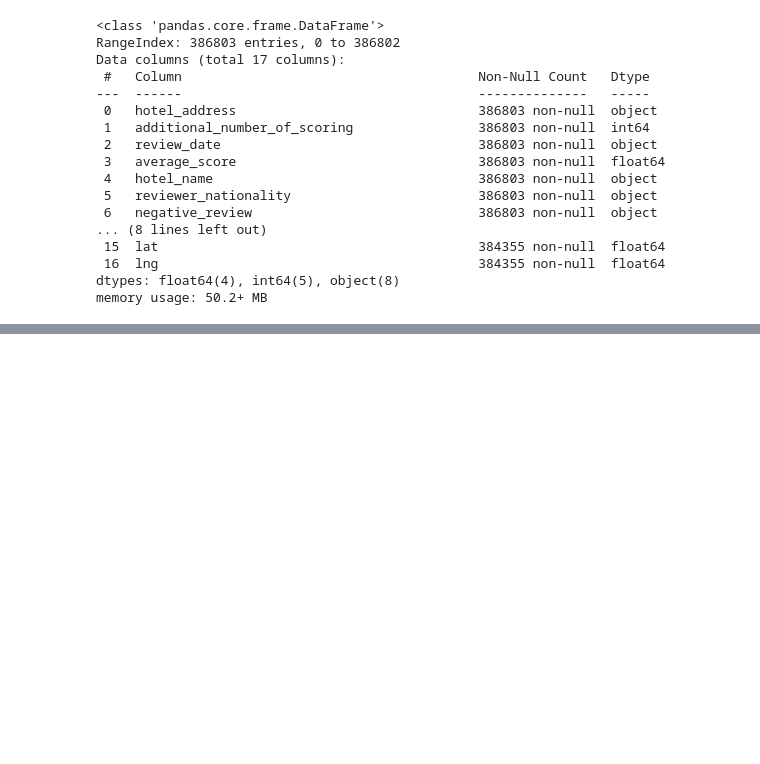
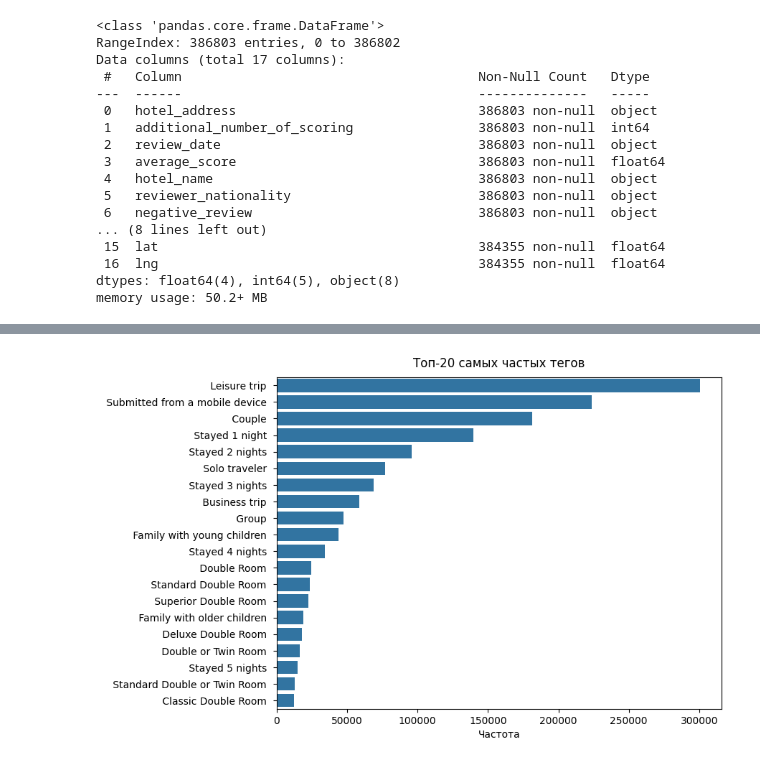
Before and after one commit to AlexKosuhin/SF_data_science, a Jupyter notebook: project_3_EDA.ipynb, the cells around one changed output, grey strips where cells are left out. Saved outputs shown, nothing was run; the diff lists cells and outputs as text; code cells hidden in the pictures; blank space fills up the shorter version.

```diff
--- a/project_3_EDA.ipynb
+++ b/project_3_EDA.ipynb
@@ -108,0 +527,3 @@ print('MAPE:', metrics.mean_absolute_percentage_error(y_test, y_pred))
+# %%
+df['negative_review_len'] = df['negative_review'].apply(lambda x: len(x.split())) # считаем количество слов
+df['positive_review_len'] = df['positive_review'].apply(lambda x: len(x.split()))
@@ -108,0 +542,12 @@ print('MAPE:', metrics.mean_absolute_percentage_error(y_test, y_pred))
+# %%
+df['negative_review_len'] = df['negative_review_len'].astype('int8') # Изменяем тип данных
+df['positive_review_len'] = df['positive_review_len'].astype('int8')
+# %%
+# Разделим каждую выборку нового признака на 5 частей по квантилям
+df['negative_review_len_q'] = pd.qcut(df['negative_review_len'], q=5, labels=[1, 2, 3, 4, 5])
+df['positive_review_len_q'] = pd.qcut(df['positive_review_len'], q=5, labels=[1, 2, 3, 4, 5])
+df['negative_review_code'] = df['negative_review_code'].astype('int8')
+df['positive_review_code'] = df['positive_review_code'].astype('int8')
+# %%
+# Удаляем ненужные столбцы
+df.drop(['positive_review', 'negative_review'], axis=1, inplace=True)
@@ -108,0 +562,17 @@ print('MAPE:', metrics.mean_absolute_percentage_error(y_test, y_pred))
+# %%
+import ast # Для преобразования списка в объект list
+df['tags'] = df['tags'].apply(ast.literal_eval)
+
+# Посчитаем с помощью Counter самые популярные теги
+from collections import Counter
+all_tags = [tag for sublist in df['tags'] for tag in sublist]
+tags_counts = Counter(all_tags)
+top_20 = tags_counts.most_common(20)
+tags, count = zip(*top_20)
+
+plt.figure(figsize=(8, 6))
+sns.barplot(x=count, y=tags)
+plt.xlabel('Частота')
+plt.title('Топ-20 самых частых тегов', pad=10);
+# %% [output]
+[figure, added]
```
Also changed, not shown: parts of 104 cells of this notebook, 1 other file.
